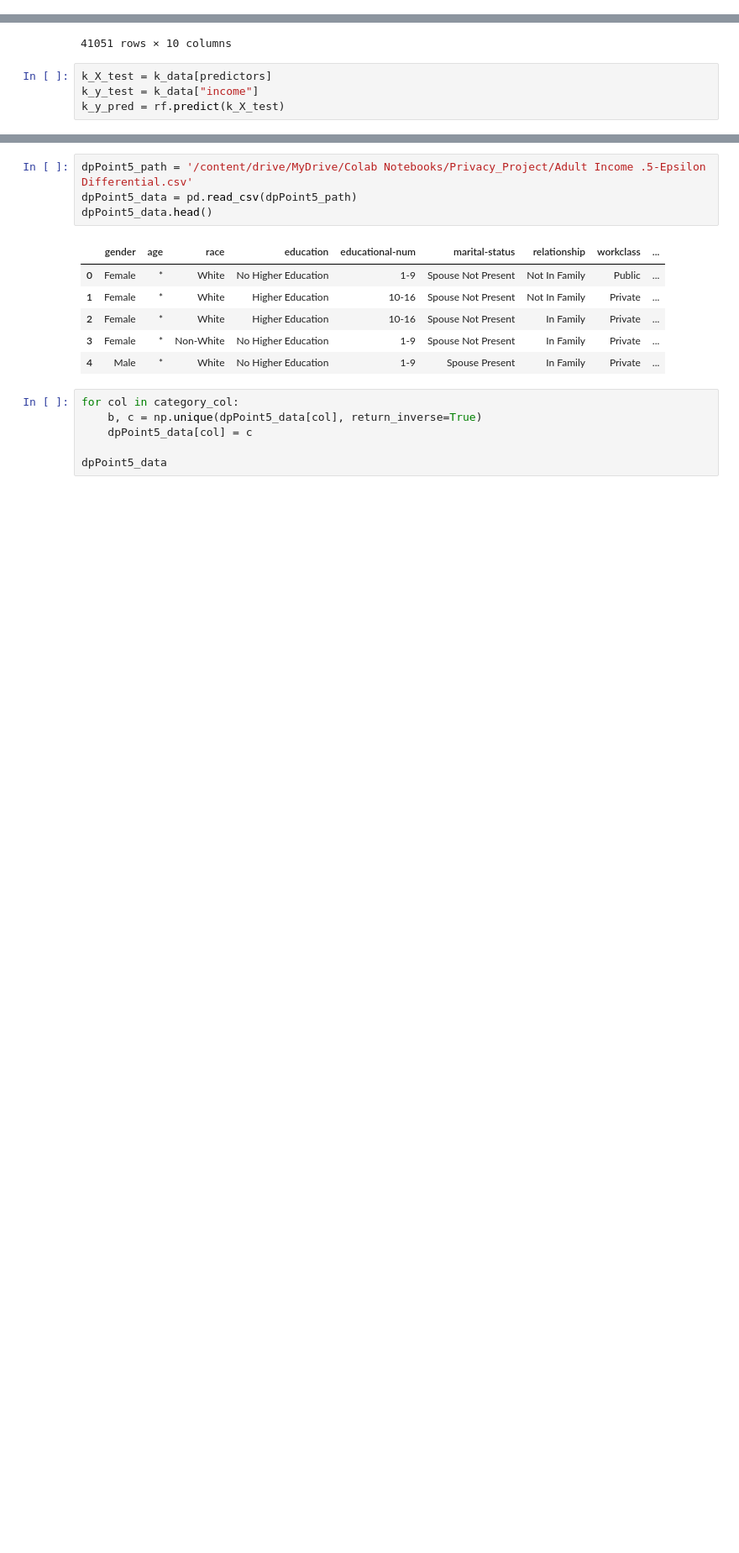
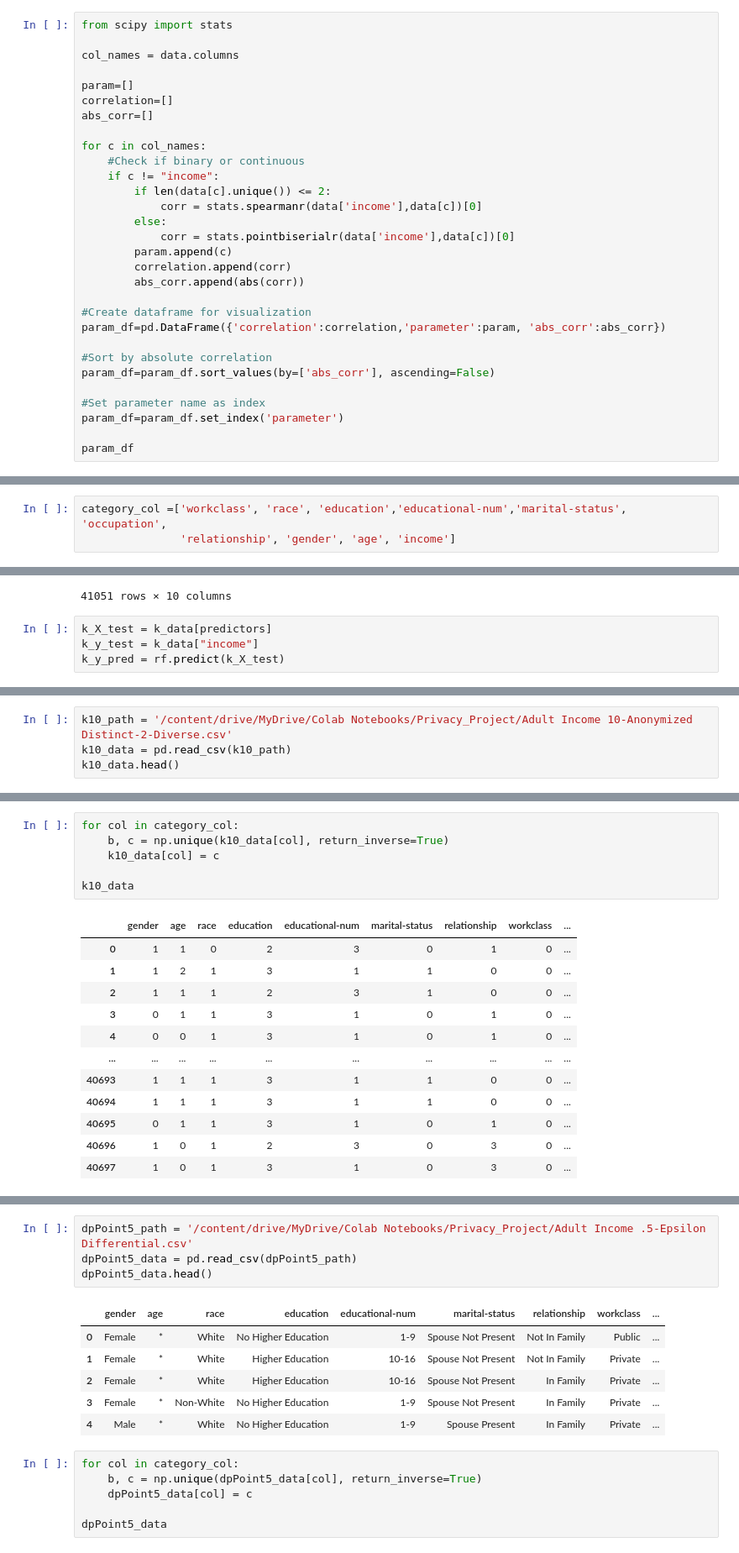
Before and after one commit to swethasrihari/privacy-project-team1, a Jupyter notebook: privacy_project_randomForest.ipynb, the cells around one changed output, grey strips where cells are left out. Shown at 84% size. Saved outputs shown, nothing was run; the diff lists cells and outputs as text; blank space fills up the shorter version.

```diff
--- a/privacy_project_randomForest.ipynb
+++ b/privacy_project_randomForest.ipynb
@@ -151,3 +151,33 @@ data
 | 48840 | 5 | 2 | 201490 | 11 | 8 | 1 | 0 | 3 | ... |
 | 48841 | 35 | 3 | 287927 | 11 | 8 | 0 | 3 | 5 | ... |
 45222 rows × 15 columns
+# %%
+from scipy import stats
+
+col_names = data.columns
+
+param=[]
+correlation=[]
+abs_corr=[]
+
+for c in col_names:
+    #Check if binary or continuous
+    if c != "income":
+        if len(data[c].unique()) <= 2:
+            corr = stats.spearmanr(data['income'],data[c])[0]
+        else:
+            corr = stats.pointbiserialr(data['income'],data[c])[0]
+        param.append(c)
+        correlation.append(corr)
+        abs_corr.append(abs(corr))
+
+#Create dataframe for visualization
+param_df=pd.DataFrame({'correlation':correlation,'parameter':param, 'abs_corr':abs_corr})
+
+#Sort by absolute correlation
+param_df=param_df.sort_values(by=['abs_corr'], ascending=False)
+
+#Set parameter name as index
+param_df=param_df.set_index('parameter')
+
+param_df
@@ -208,6 +279,9 @@ k_data.head()
 | 2 | Female | 31-60 | White | High School | 9-Apr | Spouse Present | Wife | Private | ... |
 | 3 | Female | 31-60 | White | Undergraduate | 13-Oct | Spouse Not Present | Unmarried | Private | ... |
 | 4 | Female | 0-30 | White | Graduate | 14-16 | Spouse Not Present | Own-child | Private | ... |
+# %%
+category_col =['workclass', 'race', 'education','educational-num','marital-status', 'occupation',
+               'relationship', 'gender', 'age', 'income']
 # %%
 import numpy as np
 for col in category_col:
@@ -247,3 +321,7 @@ Random Forest K-Annonymity Classification Report
     accuracy                           0.73     41051
    macro avg       0.36      0.50      0.42     41051
 weighted avg       0.53      0.73      0.62     41051
+# %%
+k10_path = '/content/drive/MyDrive/Colab Notebooks/Privacy_Project/Adult Income 10-Anonymized Distinct-2-Diverse.csv'
+k10_data = pd.read_csv(k10_path)
+k10_data.head()
@@ -249,0 +335,19 @@ weighted avg       0.53      0.73      0.62     41051
+# %%
+for col in category_col:
+    b, c = np.unique(k10_data[col], return_inverse=True)
+    k10_data[col] = c
+
+k10_data
+# %% [output]
+|  | gender | age | race | education | educational-num | marital-status | relationship | workclass | ... |
+| 0 | 1 | 1 | 0 | 2 | 3 | 0 | 1 | 0 | ... |
+| 1 | 1 | 2 | 1 | 3 | 1 | 1 | 0 | 0 | ... |
+| 2 | 1 | 1 | 1 | 2 | 3 | 1 | 0 | 0 | ... |
+| 3 | 0 | 1 | 1 | 3 | 1 | 0 | 1 | 0 | ... |
+| 4 | 0 | 0 | 1 | 3 | 1 | 0 | 1 | 0 | ... |
+| ... | ... | ... | ... | ... | ... | ... | ... | ... | ... |
+| 40693 | 1 | 1 | 1 | 3 | 1 | 1 | 0 | 0 | ... |
+| 40694 | 1 | 1 | 1 | 3 | 1 | 1 | 0 | 0 | ... |
+| 40695 | 0 | 1 | 1 | 3 | 1 | 0 | 1 | 0 | ... |
+| 40696 | 1 | 0 | 1 | 2 | 3 | 0 | 3 | 0 | ... |
+| 40697 | 1 | 0 | 1 | 3 | 1 | 0 | 3 | 0 | ... |
```
Also changed, not shown: parts of 15 cells of this notebook.
